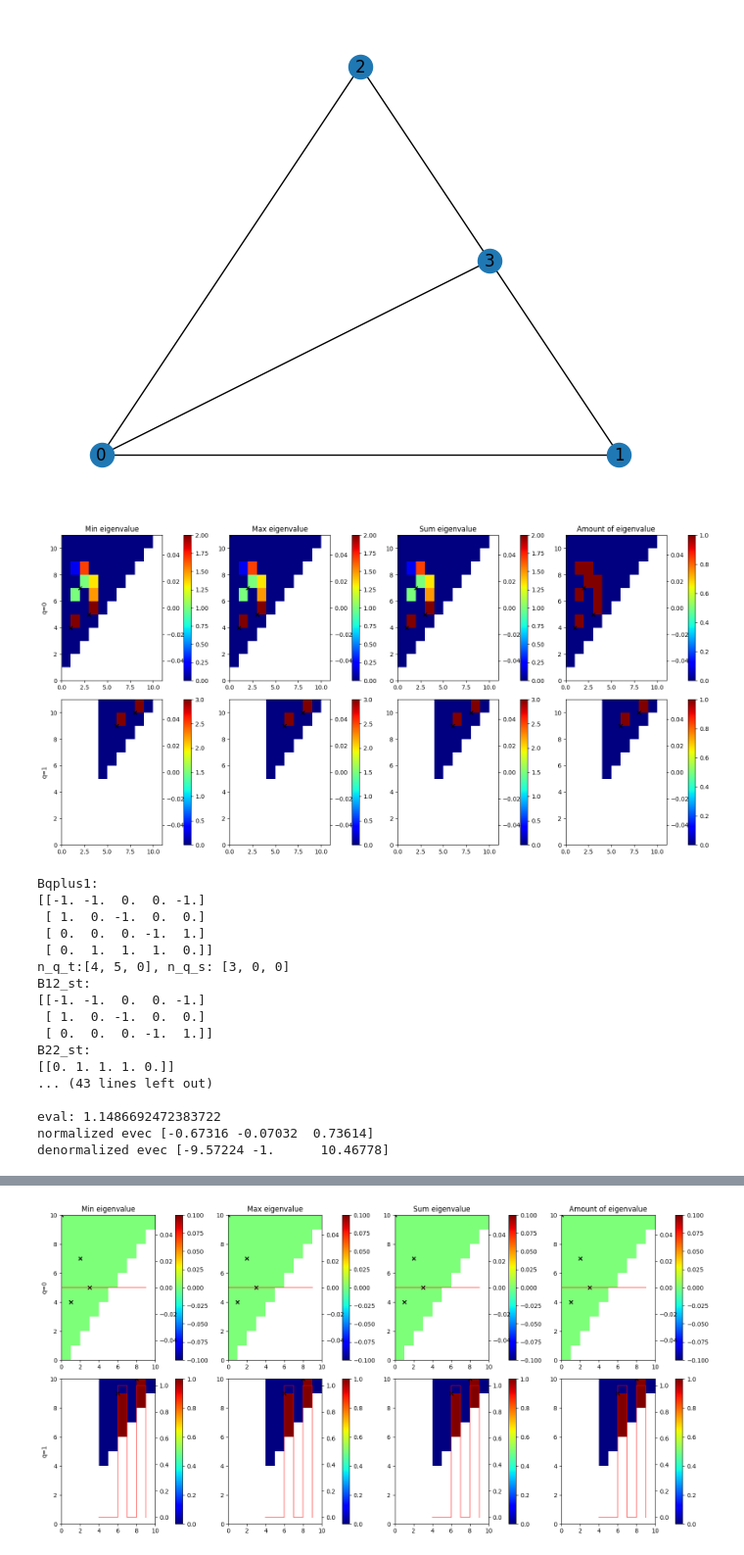
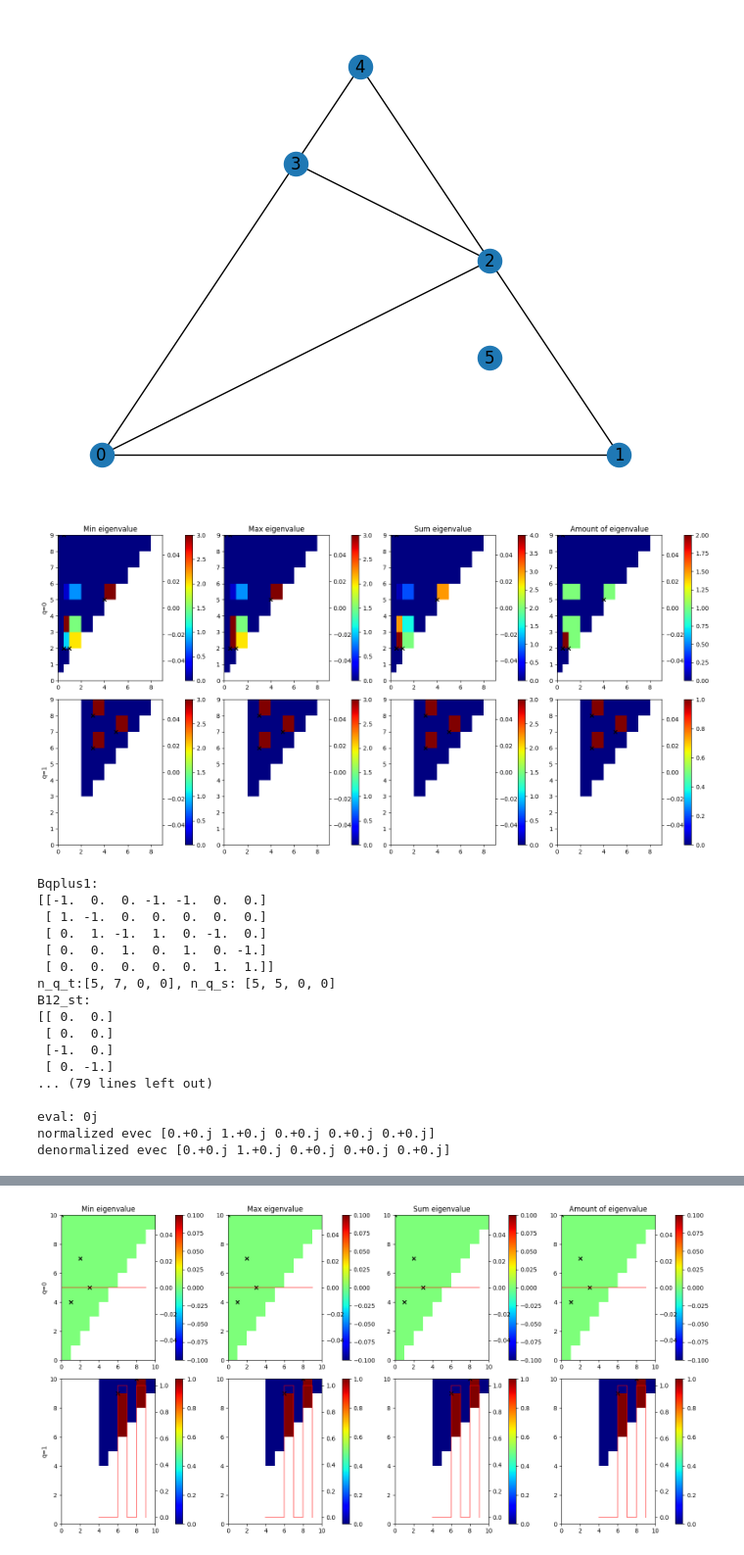
Before and after one commit to siroj99/Master_thesis, a Jupyter notebook: code/laplacians.ipynb, the cells around one changed output, grey strips where cells are left out. Shown at 98% size. Drawn from its saved outputs; the diff is of its cells as text; code cells hidden in the pictures.

```diff
--- a/code/laplacians.ipynb
+++ b/code/laplacians.ipynb
@@ -15,6 +15,9 @@ from Laplacian_Functions import *
 from new_Laplacian_Functions import *
 from Ren_Functions import *
 # %%
+from venv import create
+
+
 def create_cycle(n, overlap = 0, start_n=0, overlap_start = 0):
     simplices = []
     for v_i in range(n):
@@ -51,7 +54,8 @@ def create_path(n, end_path = -1):
 
 
 # Drawn
-simplices = [([0], 0), ([1], 1), ([2], 2), ([3], 3), ([1,0], 4), ([0,3], 5), ([1,3], 6), ([2,3], 7), ([0,2], 8), ([0,1,3], 9)]#, ([0,2,3], 10)]
+# simplices = [([0], 0), ([1], 1), ([2], 2), ([3], 3), ([1,0], 4), ([0,3], 5), ([1,3], 6), ([2,3], 7), ([0,2], 8), ([0,1,3], 9)]#, ([0,2,3], 10)]
+# simplices = [([0], 0), ([1], 1), ([2], 2), ([3], 3), ([1,0], 4), ([2,3], 5), ([4], 6), ([2,4], 7), ([3,4], 8), ([2,3,4], 9), ([0,3], 10), ([1,3], 11), ([0,2], 12), ([0,1,3], 13)]#, ([0,2,3], 10)]
 
 # Swapped 7 and 8
 # simplices = [([0], 0), ([1], 1), ([2], 2), ([3], 3), ([1,0], 4), ([0,3], 5), ([1,3], 6), ([0,2], 7), ([2,3], 8), ([0,1,3], 9)]#, ([0,2,3], 10)]
@@ -75,7 +79,7 @@ simplices = [([0], 0), ([1], 1), ([2], 2), ([3], 3), ([1,0], 4), ([0,3], 5), ([1
 # simplices = [([0], 0), ([1], 0), ([2], 0), ([3], 0), ([0,2], 1), ([0,3], 1), ([2,3], 1), ([0,1], 2), ([0,2,3], 3)]
 
 # Drawn new
-# simplices = [([0], 0), ([1], 0), ([2], 0), ([3], 1), ([0,1], 2), ([1,2], 2), ([2,3], 2), ([0,2], 3), ([0,3], 3), ([4], 4), ([2,4], 5), ([3,4], 5), ([0,1,2], 6), ([2,3,4], 7), ([0,2,3], 8)]
+simplices = [([5], 0), ([0], 0.5), ([1], 0.5), ([2], 0.5), ([3], 1), ([0,1], 2), ([1,2], 2), ([2,3], 2), ([0,2], 3), ([0,3], 3), ([4], 4), ([2,4], 5), ([3,4], 5), ([0,1,2], 6), ([2,3,4], 7), ([0,2,3], 8)]
 
 # Test easy
 # simplices = [([0], 0), ([1], 0), ([2], 0), ([0,1], 0), ([0,2], 0), ([1,2], 0),
@@ -88,10 +92,14 @@ simplices = [([0], 0), ([1], 1), ([2], 2), ([3], 3), ([1,0], 4), ([0,3], 5), ([1
 # Example PowerPoint
 # simplices = [([0],0), ([1], 0), ([2], 1), ([3], 1), ([4], 1), ([0,2], 1), ([2,3], 1), ([2,4], 1), ([3,4], 1), ([1,4], 1)]
 
+# Dimension 2 feature
+# simplices = [([0],0), ([1], 1), ([0,1], 1), ([2], 2), ([0,2], 2), ([1,2], 2), ([3], 3), ([0,3], 3), ([1,3], 3), ([2,3], 3), ([0,2,3], 4), ([1,2,3], 5), ([0,1,2], 6), ([0,1,3], 7)]
+
 # Path
 # simplices = create_path(8, end_path=-1)
 
 # Cycles
+# simplices = create_cycle(3)
 x = 4
 y = 4
 z = 4
@@ -126,15 +134,22 @@ for s in f:
         G.add_edge(s[0], s[1])
 nx.draw_planar(G, with_labels=True)
 # %% [output]
-[figure, old version]
+[figure, new version]
 # %%
-eigenvalues, relevant_times, fig, ax = plot_Laplacian_new_eigenvalues(f, lambda x: 1, plot_types=["Min", "Max", "Sum", "Amount of"], method="cross_extended", plot_args_diag={"c": "black", "alpha": 1, "marker": "x"}, plot_type_to_fun={"Amount of": len})
+def Laplacian_fun(B22_st, B22_stm1, B22_sm1t, B22_sm1tm1, eye):
+    # return B22_stm1@B22_sm1t@(eye-B22_st)@B22_sm1t
+    # return B22_sm1t@(eye-B22_st)@B22_sm1t@B22_stm1
+    # return B22_sm1t@B22_stm1@(eye-B22_st)@B22_stm1
+    return B22_stm1@(eye-B22_st)@B22_stm1@B22_sm1t
+    # return B22_sm1tm1-B22_sm1t-B22_stm1+B22_st
+
+eigenvalues, relevant_times, fig, ax = plot_Laplacian_new_eigenvalues(f, lambda x: 1, max_dim =1, plot_types=["Min", "Max", "Sum", "Amount of"], Laplacian_fun= Laplacian_fun, method="cross_extended", plot_args_diag={"c": "black", "alpha": 1, "marker": "x"}, plot_type_to_fun={"Amount of": len})
 # %% [output]
-[figure, old version]
+[figure, new version]
 # %%
-cross_Lap = calc_cross_extended(f, 0, 2, 8, verb=True)
+cross_Lap = calc_cross_extended(f, 0, 4, 5, verb=True, Laplacian_fun = Laplacian_fun)
 print(f"Cross_Lap\n{np.round(cross_Lap, 5)}")
-evals, evecs = np.linalg.eigh(cross_Lap)
+evals, evecs = np.linalg.eig(cross_Lap)
 for i, eval in enumerate(evals):
     # if np.abs(eval) > 1e-8:
     print("eval:", eval)
@@ -144,19 +159,19 @@ for i, eval in enumerate(evals):
     print()
 # %% [output]
 Bqplus1:
-[[-1. -1.  0.  0. -1.]
- [ 1.  0. -1.  0.  0.]
- [ 0.  0.  0. -1.  1.]
- [ 0.  1.  1.  1.  0.]]
-n_q_t:[4, 5, 0], n_q_s: [3, 0, 0]
+[[-1.  0.  0. -1. -1.  0.  0.]
+ [ 1. -1.  0.  0.  0.  0.  0.]
+ [ 0.  1. -1.  1.  0. -1.  0.]
+ [ 0.  0.  1.  0.  1.  0. -1.]
+ [ 0.  0.  0.  0.  0.  1.  1.]]
+n_q_t:[5, 7, 0, 0], n_q_s: [5, 5, 0, 0]
 B12_st:
-[[-1. -1.  0.  0. -1.]
- [ 1.  0. -1.  0.  0.]
- [ 0.  0.  0. -1.  1.]]
-B22_st:
-[[0. 1. 1. 1. 0.]]
-... (43 lines left out)
+[[ 0.  0.]
+ [ 0.  0.]
+ [-1.  0.]
+ [ 0. -1.]
+... (79 lines left out)
 
-eval: 1.1486692472383722
-normalized evec [-0.67316 -0.07032  0.73614]
-denormalized evec [-9.57224 -1.      10.46778]
+eval: 0j
+normalized evec [0.+0.j 1.+0.j 0.+0.j 0.+0.j 0.+0.j]
+denormalized evec [0.+0.j 1.+0.j 0.+0.j 0.+0.j 0.+0.j]
```
Also changed, not shown: parts of 9 cells of this notebook, 3 other files.
